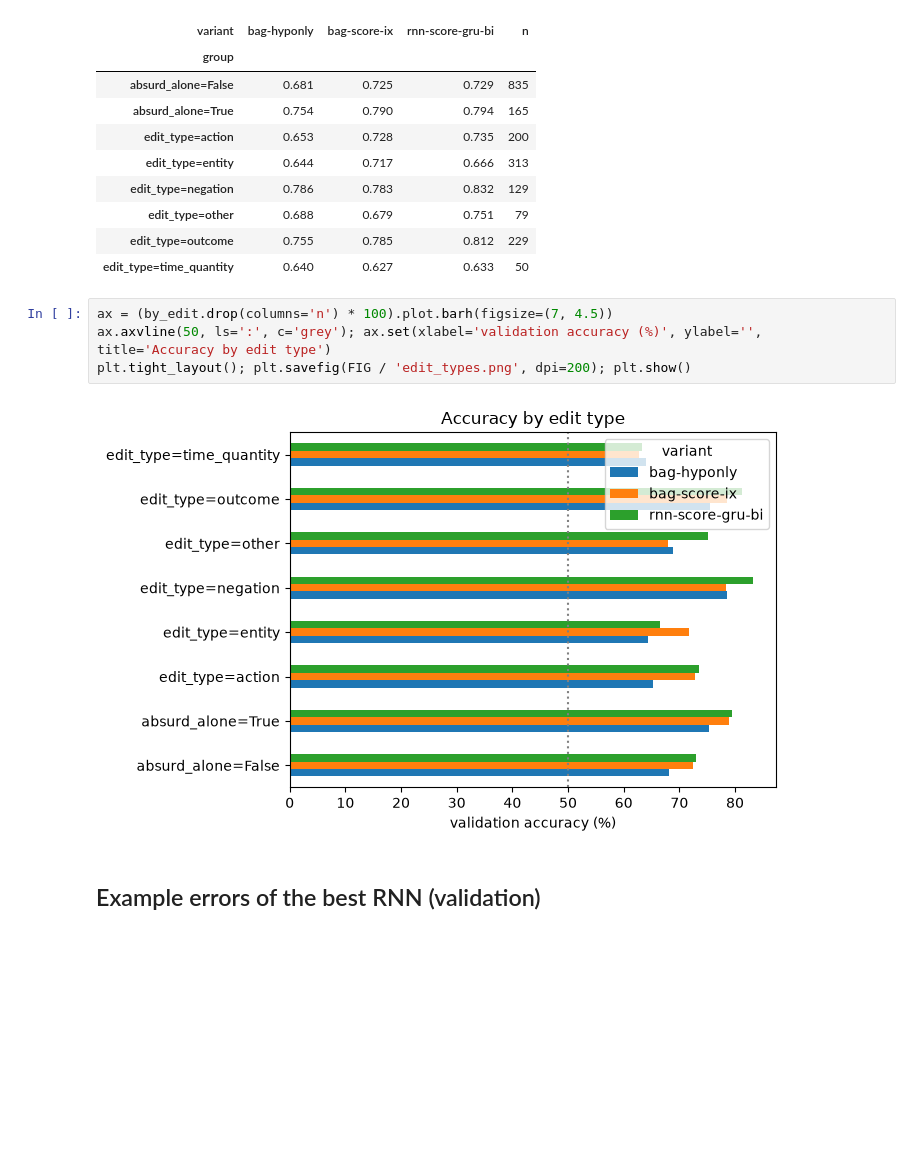
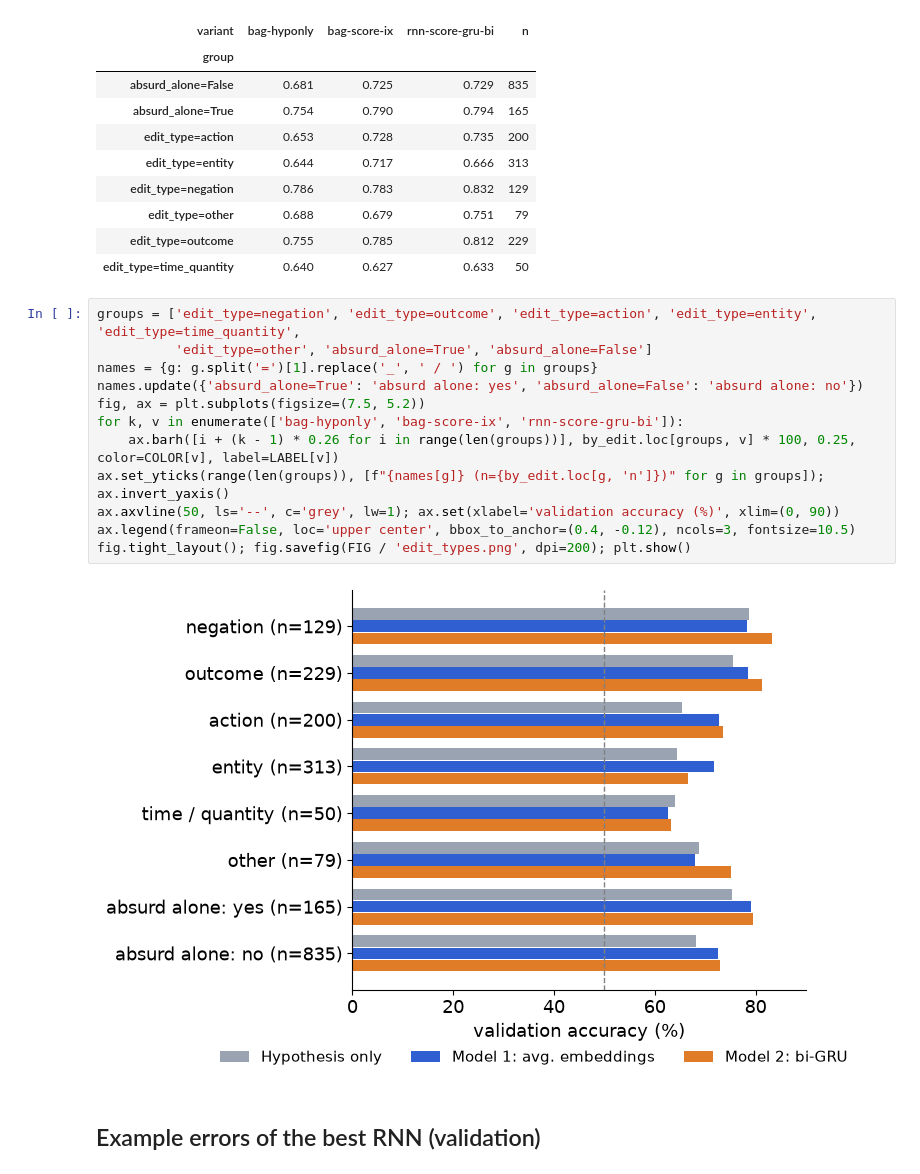
Before and after one commit to mavgit1/nlp-hs26-art, a Jupyter notebook: notebooks/02_results.ipynb, the cells around one changed output. Drawn from its saved outputs; the diff is of its cells as text; blank space fills up the shorter version.

```diff
--- a/notebooks/02_results.ipynb
+++ b/notebooks/02_results.ipynb
@@ -138,12 +156,20 @@ by_edit
 | edit_type=other | 0.688 | 0.679 | 0.751 | 79 |
 | edit_type=outcome | 0.755 | 0.785 | 0.812 | 229 |
 | edit_type=time_quantity | 0.640 | 0.627 | 0.633 | 50 |
-# %%
-ax = (by_edit.drop(columns='n') * 100).plot.barh(figsize=(7, 4.5))
-ax.axvline(50, ls=':', c='grey'); ax.set(xlabel='validation accuracy (%)', ylabel='', title='Accuracy by edit type')
-plt.tight_layout(); plt.savefig(FIG / 'edit_types.png', dpi=200); plt.show()
-# %% [output]
-[figure, removed]
+# %%
+groups = ['edit_type=negation', 'edit_type=outcome', 'edit_type=action', 'edit_type=entity', 'edit_type=time_quantity',
+          'edit_type=other', 'absurd_alone=True', 'absurd_alone=False']
+names = {g: g.split('=')[1].replace('_', ' / ') for g in groups}
+names.update({'absurd_alone=True': 'absurd alone: yes', 'absurd_alone=False': 'absurd alone: no'})
+fig, ax = plt.subplots(figsize=(7.5, 5.2))
+for k, v in enumerate(['bag-hyponly', 'bag-score-ix', 'rnn-score-gru-bi']):
+    ax.barh([i + (k - 1) * 0.26 for i in range(len(groups))], by_edit.loc[groups, v] * 100, 0.25, color=COLOR[v], label=LABEL[v])
+ax.set_yticks(range(len(groups)), [f"{names[g]} (n={by_edit.loc[g, 'n']})" for g in groups]); ax.invert_yaxis()
+ax.axvline(50, ls='--', c='grey', lw=1); ax.set(xlabel='validation accuracy (%)', xlim=(0, 90))
+ax.legend(frameon=False, loc='upper center', bbox_to_anchor=(0.4, -0.12), ncols=3, fontsize=10.5)
+fig.tight_layout(); fig.savefig(FIG / 'edit_types.png', dpi=200); plt.show()
+# %% [output]
+[figure, added]
 # %% [markdown]
 ## Example errors of the best RNN (validation)
 # %%
```
Also changed, not shown: parts of 4 cells of this notebook, 3 other files.
